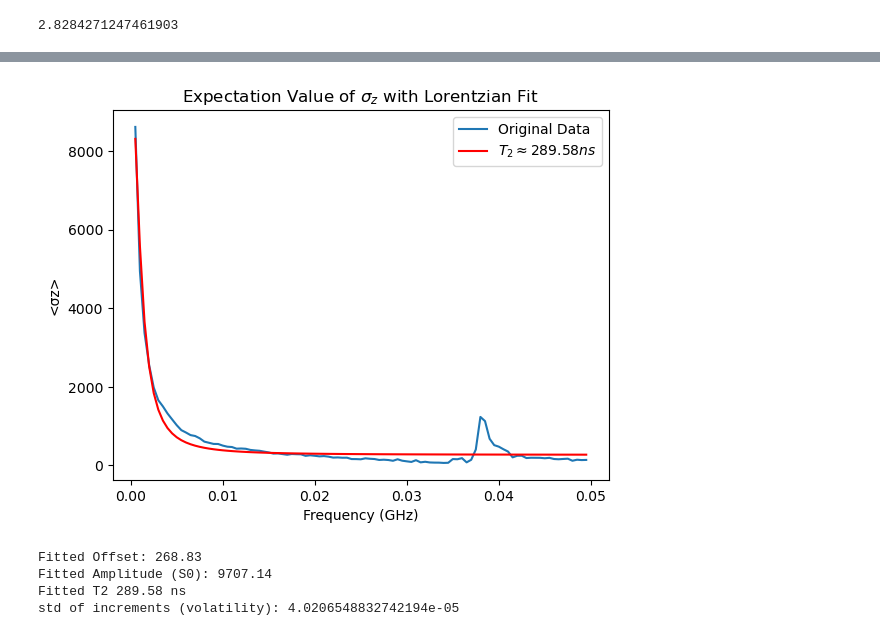
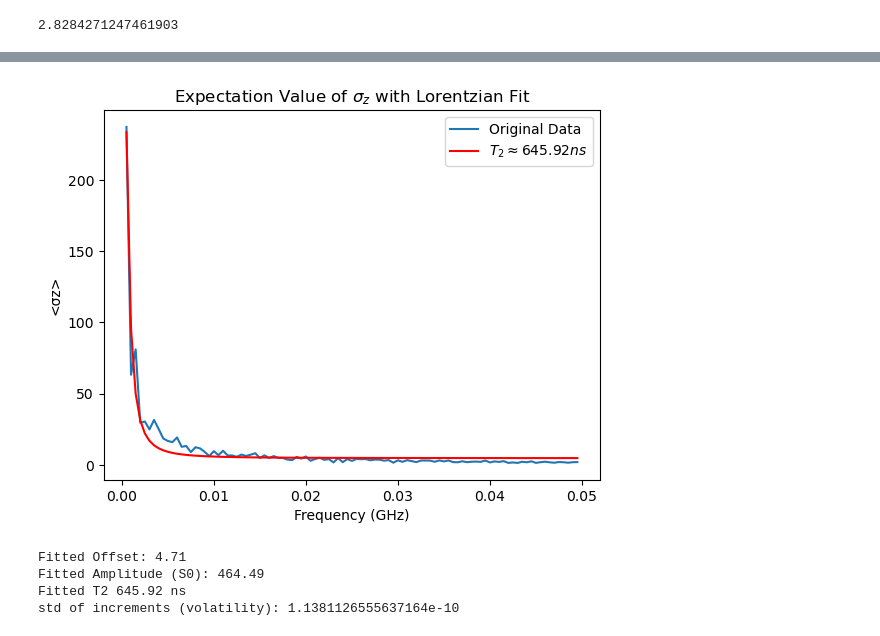
Before and after one commit to Danielgb23/superconducting_qubit_3, a Jupyter notebook: qubit_tls_white_noise.ipynb, the cells around one changed output, grey strips where cells are left out. Cells and saved outputs as stored; diff of their text form; code cells hidden in the pictures.

```diff
--- a/qubit_tls_white_noise.ipynb
+++ b/qubit_tls_white_noise.ipynb
@@ -472,3 +541,3 @@ DC: (17783.555172521425+0j)
 # %%
-lorenztian_fit2(t, res.expect[2], T2_1, peak=peak,zoom=0.1)
+lorenztian_fit2(t, exp[2], T2_1, peak=peak,zoom=0.1)
 # %% [output]
@@ -479,0 +549,2 @@ Fitted f0 2.83 GHz
+# %%
+lorenztian_fit2(t, exp[0], T2_1, peak=-peak/2+3/2+5/2,zoom=0.1, opt="x")
@@ -479,0 +557,2 @@ Fitted f0 2.83 GHz
+# %%
+lorenztian_fit2(t, exp[0], T2_1, peak=+peak/2+3/2+5/2,zoom=0.1, opt="x")
@@ -479,0 +569,30 @@ Fitted f0 2.83 GHz
+# %%
+# parameters
+samples = 1
+g=0.5*2*np.pi #coupling between qubit and tls [GHz.rad]
+#Qubit
+wq0=2*2*np.pi #qubit resonance frequency [GHz.rad]
+T1_0=10000 #relaxation time [ns]
+T2_0=150 #dephasing time [ns]
+amp0=0.01*2*np.pi #driving energy [GHz.rad]
+
+#TLS
+wq1=7*2*np.pi #tls resonance frequency [GHz.rad]
+T1_1=10000 #relaxation time [ns]
+T2_1=1000 #dephasing time [ns]
+amp1=0.128*2*np.pi #driving energy [GHz.rad]
+
+peak=np.sqrt((wq1-wq0)**2+4*g**2)/2/np.pi
+
+def Ed0(tlist):
+    return amp0*np.random.normal(0,1,len(tlist))
+#Ed0=None
+
+print(peak)
+exp=[]
+for i in tqdm(range(samples)):
+    t, res = simulation( g, wq0, T1_0, T2_0, wq1, T1_1, T2_1, Ed0=Ed0,)
+    if len(exp)==0:
+        exp = np.array(res.expect)
+    else:
+        exp += np.array(res.expect)
@@ -480,8 +606,8 @@ Fitted f0 2.83 GHz
 # %%
-lorenztian_fit(t, res.expect[2], T2_1)
+lorenztian_fit(t, exp[2], T2_1,split=200)
 # %% [output]
-[figure, old version]
+[figure, new version]
-Fitted Offset: 268.83
-Fitted Amplitude (S0): 9707.14
-Fitted T2 289.58 ns
-std of increments (volatility): 4.0206548832742194e-05
+Fitted Offset: 4.71
+Fitted Amplitude (S0): 464.49
+Fitted T2 645.92 ns
+std of increments (volatility): 1.1381126555637164e-10
```
Also changed, not shown: parts of 41 cells of this notebook.
